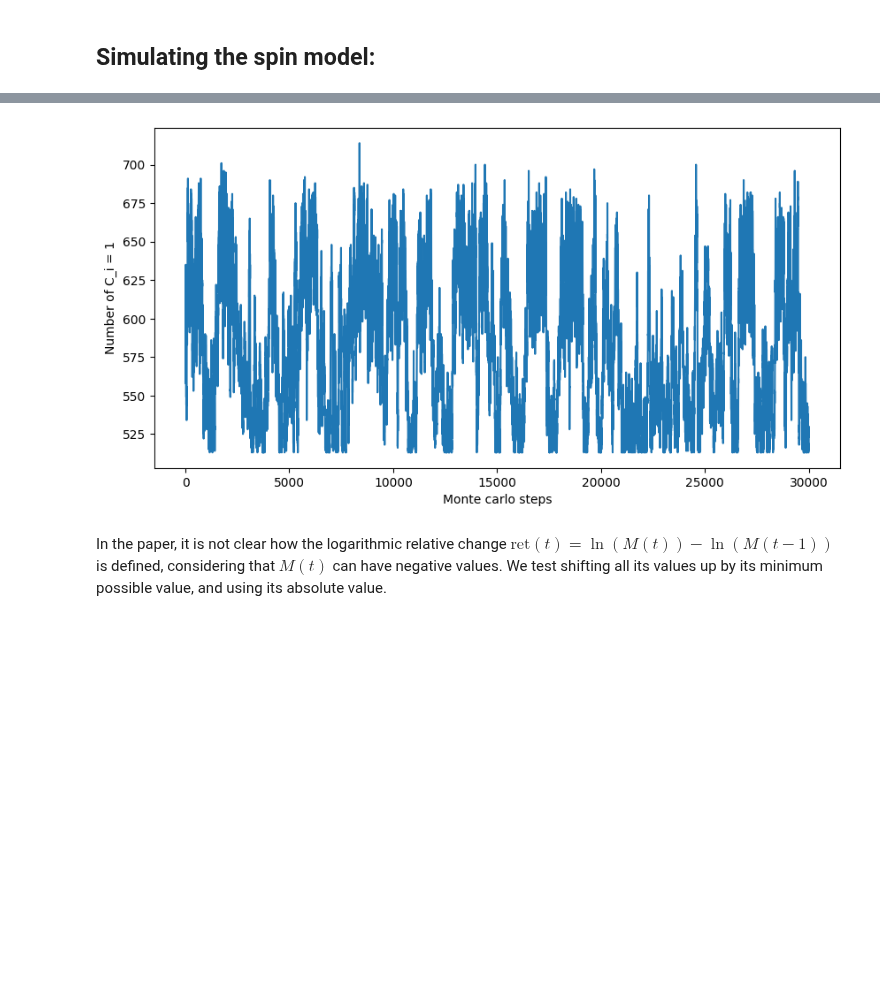
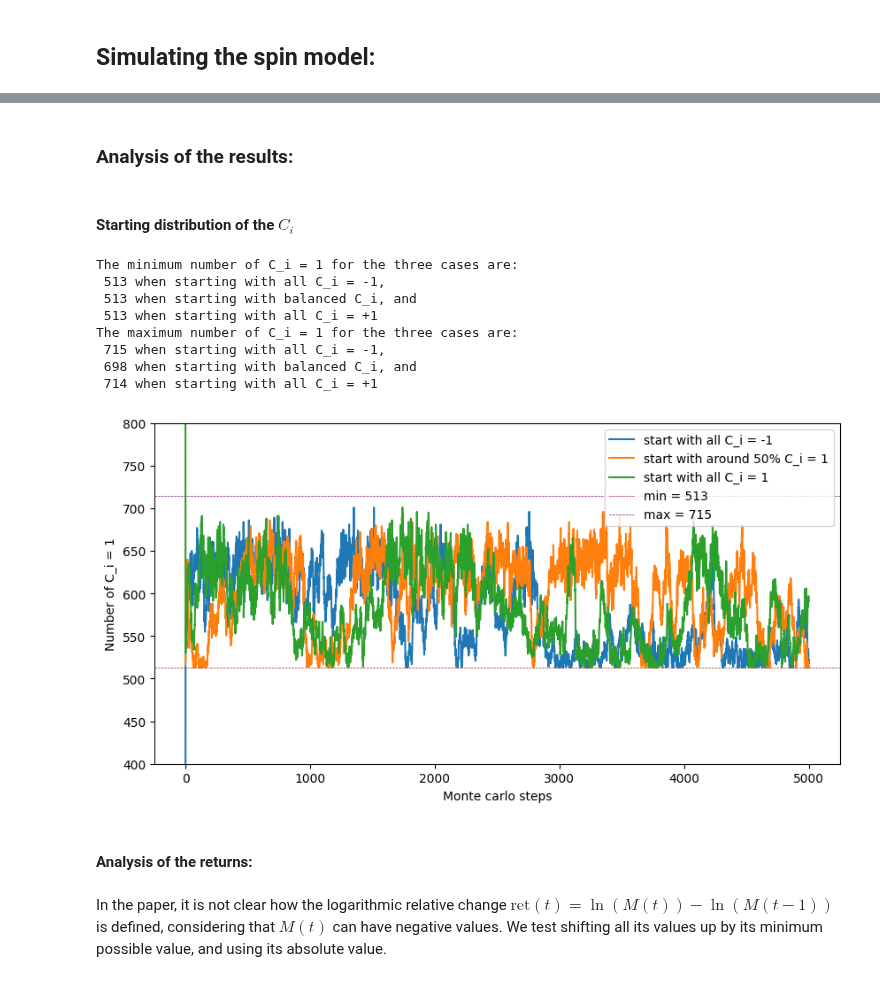
Before and after one commit to eghirardo/ising-markets, a Jupyter notebook: Code/Bornholdt.ipynb, the cells around one changed output, grey strips where cells are left out. Saved outputs shown, nothing was run; the diff lists cells and outputs as text; code cells hidden in the pictures; blank space fills up the shorter version.

```diff
--- a/Code/Bornholdt.ipynb
+++ b/Code/Bornholdt.ipynb
@@ -60,9 +60,46 @@ model = pickle.load(open(model_str, "rb"))
-# %%
-ones = [np.count_nonzero(strategy['C'] == 1) for strategy in model.strategy_list[10:]]
-plt.figure(figsize=(10, 5))
-plt.plot(ones, label='ones')
-plt.xlabel('Monte carlo steps')
-plt.ylabel('Number of C_i = 1')
-plt.show()
-# %% [output]
-[figure, removed]
+# %% [markdown]
+### Analysis of the results:
+# %% [markdown]
+#### Starting distribution of the $C_i$
+# %%
+model_0 = pickle.load(open('bornholdt_model_J1.0_alpha4.0_T1.5_C0.pkl', "rb"))
+model_516 = pickle.load(open('bornholdt_model_J1.0_alpha4.0_T1.5_C516.pkl', "rb"))
+model_1024 = pickle.load(open('bornholdt_model_J1.0_alpha4.0_T1.5_C1024.pkl', "rb"))
+
+ones_0 = [np.count_nonzero(strategy['C'] == 1) for strategy in model_0.strategy_list]
+ones_516 = [np.count_nonzero(strategy['C'] == 1) for strategy in model_516.strategy_list]
+ones_1024 = [np.count_nonzero(strategy['C'] == 1) for strategy in model_1024.strategy_list]
+
+min_0 = np.min(ones_0[10:])
+min_516 = np.min(ones_516[10:])
+min_1024 = np.min(ones_1024[10:])
+print(f"The minimum number of C_i = 1 for the three cases are:\n {min_0} when starting with all C_i = -1,\n {min_516} when starting with balanced C_i, and\n {min_1024} when starting with all C_i = +1")
+minimum = min(min_0, min_516, min_1024)
+
+max_0 = np.max(ones_0[10:])
+max_516 = np.max(ones_516[10:])
+max_1024 = np.max(ones_1024[10:])
+print(f"The maximum number of C_i = 1 for the three cases are:\n {max_0} when starting with all C_i = -1,\n {max_516} when starting with balanced C_i, and\n {max_1024} when starting with all C_i = +1")
+maximum = max(max_0, max_516, max_1024)
+
+plt.figure(figsize=(10, 5))
+plt.plot(ones_0[:5000], label='start with all C_i = -1')
+plt.plot(ones_516[:5000], label='start with around 50% C_i = 1')
+plt.plot(ones_1024[:5000], label='start with all C_i = 1')
+plt.axhline(y=minimum, color='brown', linestyle='--', label=f"min = {minimum}", linewidth=0.5)
+plt.axhline(y=maximum, color='purple', linestyle='--', label=f"max = {maximum}", linewidth=0.5)
+plt.xlabel('Monte carlo steps')
+plt.ylim(400, 800)
+plt.ylabel('Number of C_i = 1')
+plt.legend()
+plt.show()
+# %% [output]
+The minimum number of C_i = 1 for the three cases are:
+ 513 when starting with all C_i = -1,
+ 513 when starting with balanced C_i, and
+ 513 when starting with all C_i = +1
+The maximum number of C_i = 1 for the three cases are:
+ 715 when starting with all C_i = -1,
+ 698 when starting with balanced C_i, and
+ 714 when starting with all C_i = +1
+[figure, added]
@@ -69,3 +108,5 @@ plt.show()
+# %% [markdown]
+#### Analysis of the returns:
 # %% [markdown]
 In the paper, it is not clear how the logarithmic relative change $\text{ret}(t)=\ln(M(t))-\ln(M(t-1))$ is defined, considering that $M(t)$ can have negative values. We test shifting all its values up by its minimum possible value, and using its absolute value.
 # %%
```
Also changed, not shown: parts of 12 cells of this notebook.
